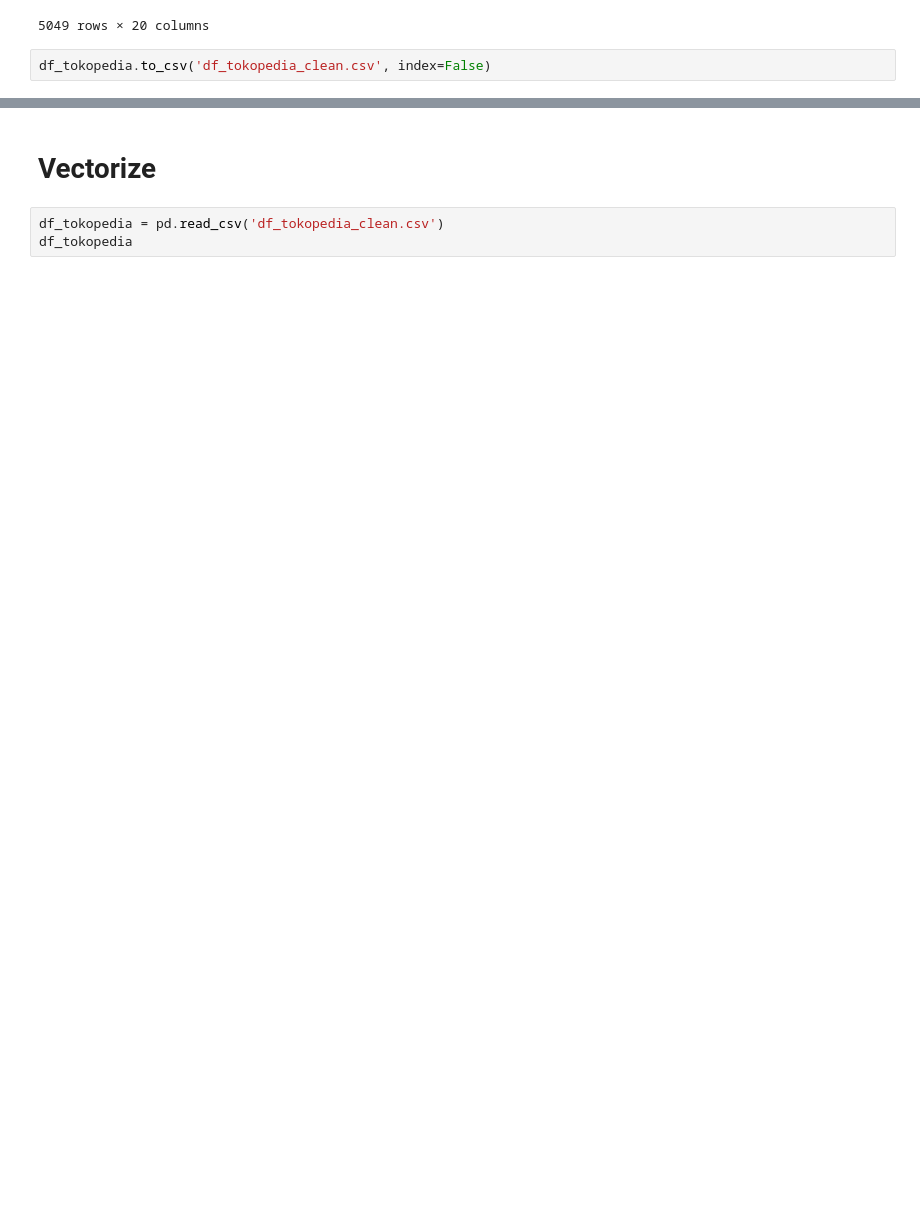
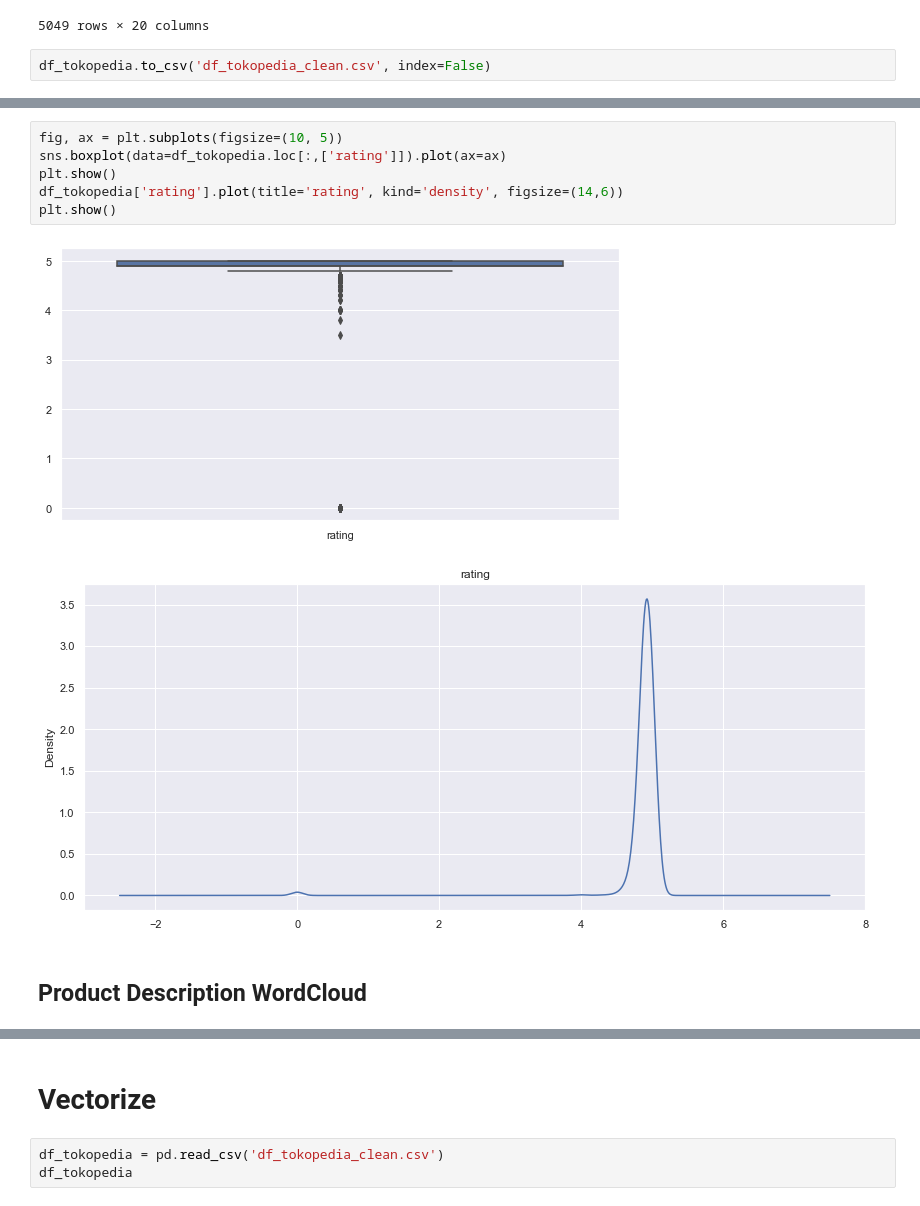
Before and after one commit to jxnhiro/tokopedia-crawler-scraper, a Jupyter notebook: tokopedia-recommender.ipynb, the cells around one changed output, grey strips where cells are left out. Drawn from its saved outputs; the diff is of its cells as text; blank space fills up the shorter version.

```diff
--- a/tokopedia-recommender.ipynb
+++ b/tokopedia-recommender.ipynb
@@ -272,0 +342,11 @@ df_tokopedia.to_csv('df_tokopedia_clean.csv', index=False)
+# %%
+fig, ax = plt.subplots(figsize=(10, 5))
+sns.boxplot(data=df_tokopedia.loc[:,['rating']]).plot(ax=ax)
+plt.show()
+df_tokopedia['rating'].plot(title='rating', kind='density', figsize=(14,6))
+plt.show()
+# %% [output]
+[figure, added]
+[figure, added]
+# %% [markdown]
+<h2>Product Description WordCloud</h2>
```
Also changed, not shown: parts of 20 cells of this notebook.
